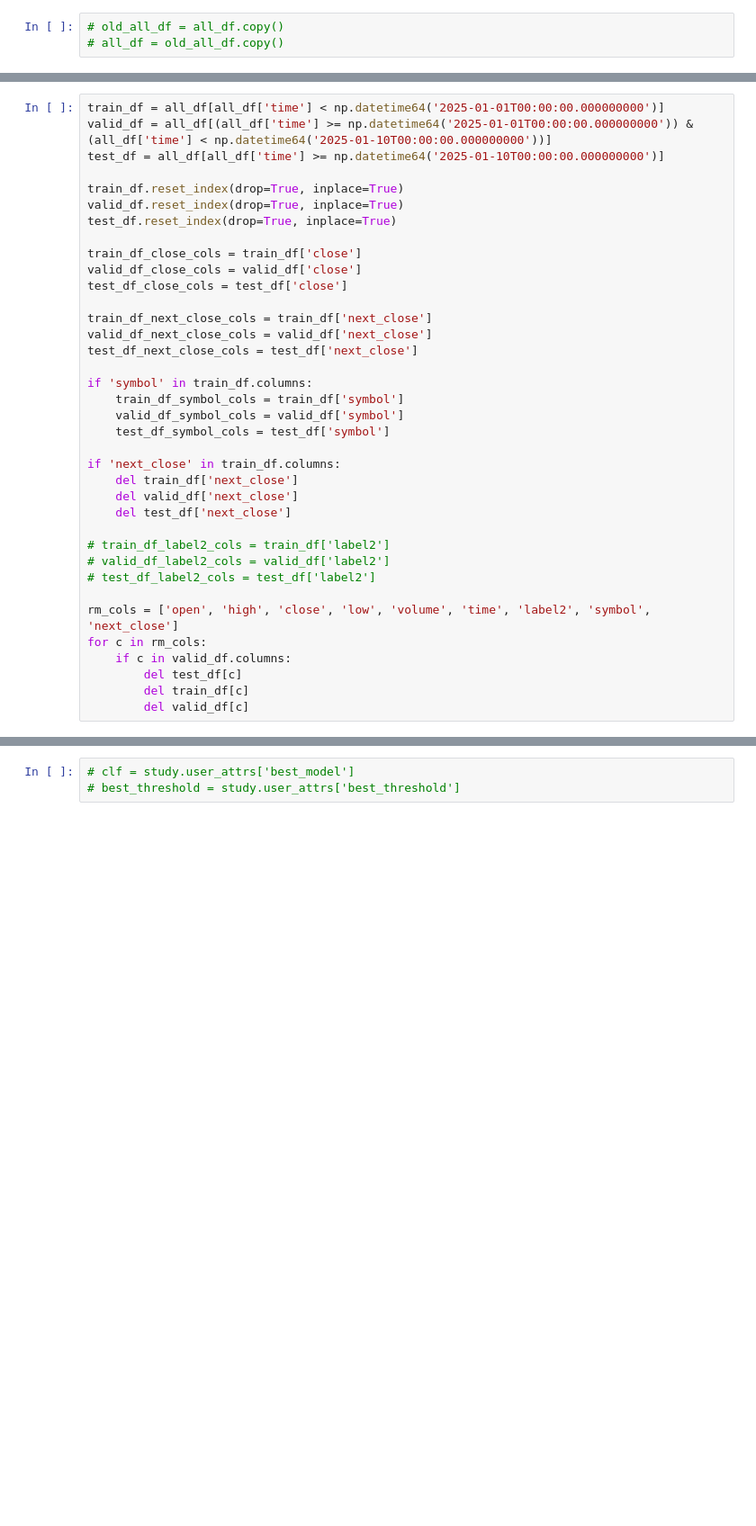
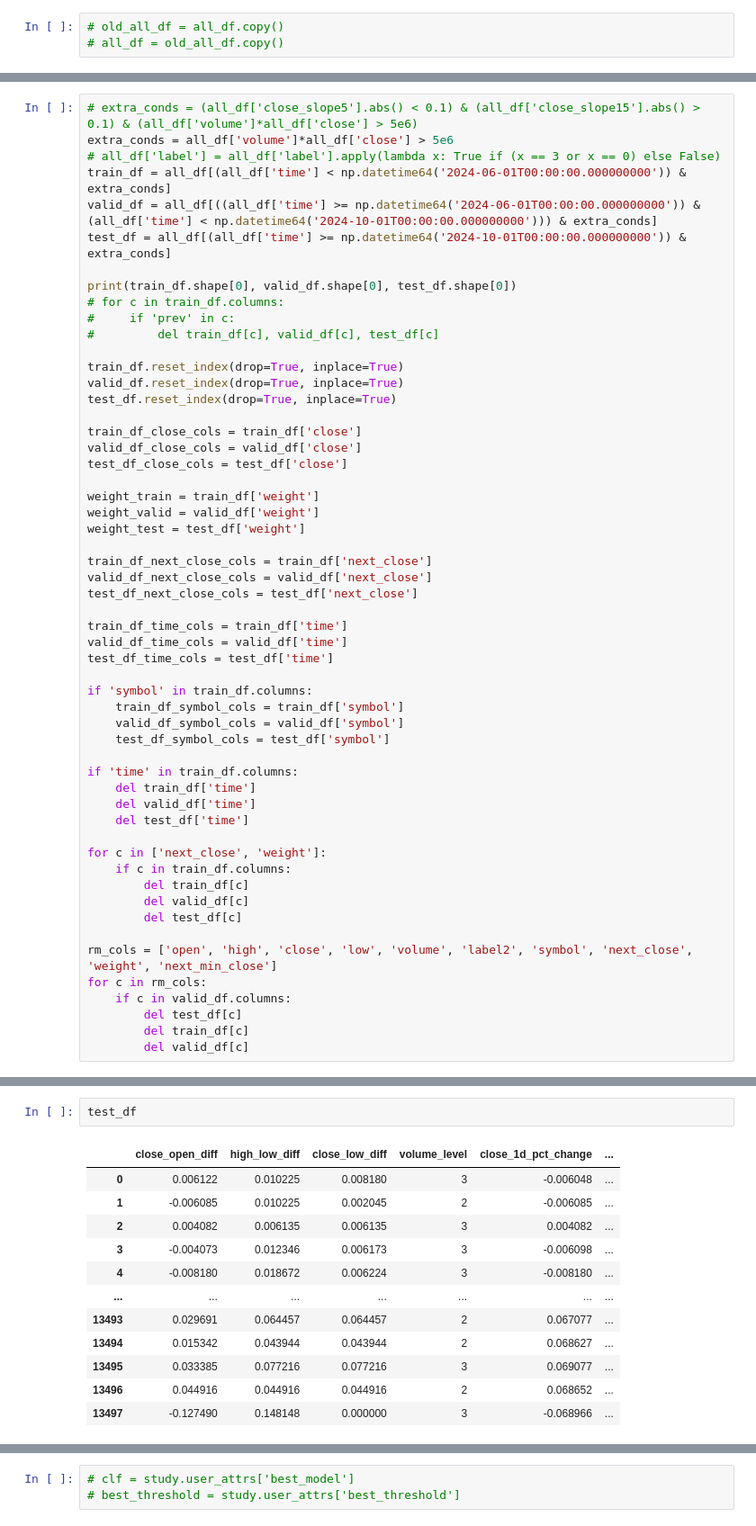
Before and after one commit to hoangvictor/vnstock, a Jupyter notebook: notebooks/POC.ipynb, the cells around one changed output, grey strips where cells are left out. Shown: that part at 90% size. Cells and saved outputs as stored; diff of their text form; blank space fills up the shorter version.

```diff
--- a/notebooks/POC.ipynb
+++ b/notebooks/POC.ipynb
@@ -228,7 +407,15 @@ YEG
 # %%
-train_df = all_df[all_df['time'] < np.datetime64('2025-01-01T00:00:00.000000000')]
-valid_df = all_df[(all_df['time'] >= np.datetime64('2025-01-01T00:00:00.000000000')) & (all_df['time'] < np.datetime64('2025-01-10T00:00:00.000000000'))]
-test_df = all_df[all_df['time'] >= np.datetime64('2025-01-10T00:00:00.000000000')]
+# extra_conds = (all_df['close_slope5'].abs() < 0.1) & (all_df['close_slope15'].abs() > 0.1) & (all_df['volume']*all_df['close'] > 5e6)
+extra_conds = all_df['volume']*all_df['close'] > 5e6
+# all_df['label'] = all_df['label'].apply(lambda x: True if (x == 3 or x == 0) else False)
+train_df = all_df[(all_df['time'] < np.datetime64('2024-06-01T00:00:00.000000000')) & extra_conds]
+valid_df = all_df[((all_df['time'] >= np.datetime64('2024-06-01T00:00:00.000000000')) & (all_df['time'] < np.datetime64('2024-10-01T00:00:00.000000000'))) & extra_conds]
+test_df = all_df[(all_df['time'] >= np.datetime64('2024-10-01T00:00:00.000000000')) & extra_conds]
+
+print(train_df.shape[0], valid_df.shape[0], test_df.shape[0])
+# for c in train_df.columns:
+#     if 'prev' in c:
+#         del train_df[c], valid_df[c], test_df[c]
 
 train_df.reset_index(drop=True, inplace=True)
 valid_df.reset_index(drop=True, inplace=True)
@@ -238,25 +425,35 @@ train_df_close_cols = train_df['close']
 valid_df_close_cols = valid_df['close']
 test_df_close_cols = test_df['close']
 
+weight_train = train_df['weight']
+weight_valid = valid_df['weight']
+weight_test = test_df['weight']
+
 train_df_next_close_cols = train_df['next_close']
 valid_df_next_close_cols = valid_df['next_close']
 test_df_next_close_cols = test_df['next_close']
+
+train_df_time_cols = train_df['time']
+valid_df_time_cols = valid_df['time']
+test_df_time_cols = test_df['time']
 
 if 'symbol' in train_df.columns:
     train_df_symbol_cols = train_df['symbol']
     valid_df_symbol_cols = valid_df['symbol']
     test_df_symbol_cols = test_df['symbol']
 
-if 'next_close' in train_df.columns:
-    del train_df['next_close']
-    del valid_df['next_close']
-    del test_df['next_close']
+if 'time' in train_df.columns:
+    del train_df['time']
+    del valid_df['time']
+    del test_df['time']
 
-# train_df_label2_cols = train_df['label2']
-# valid_df_label2_cols = valid_df['label2']
-# test_df_label2_cols = test_df['label2']
+for c in ['next_close', 'weight']:
+    if c in train_df.columns:
+        del train_df[c]
+        del valid_df[c]
+        del test_df[c]
 
-rm_cols = ['open', 'high', 'close', 'low', 'volume', 'time', 'label2', 'symbol', 'next_close']
+rm_cols = ['open', 'high', 'close', 'low', 'volume', 'label2', 'symbol', 'next_close', 'weight', 'next_min_close']
 for c in rm_cols:
     if c in valid_df.columns:
         del test_df[c]
@@ -325,0 +685,15 @@ Precision is ill-defined and being set to 0.0 in labels with no predicted sample
+# %%
+test_df
+# %% [output]
+|  | close_open_diff | high_low_diff | close_low_diff | volume_level | close_1d_pct_change | ... |
+| 0 | 0.006122 | 0.010225 | 0.008180 | 3 | -0.006048 | ... |
+| 1 | -0.006085 | 0.010225 | 0.002045 | 2 | -0.006085 | ... |
+| 2 | 0.004082 | 0.006135 | 0.006135 | 3 | 0.004082 | ... |
+| 3 | -0.004073 | 0.012346 | 0.006173 | 3 | -0.006098 | ... |
+| 4 | -0.008180 | 0.018672 | 0.006224 | 3 | -0.008180 | ... |
+| ... | ... | ... | ... | ... | ... | ... |
+| 13493 | 0.029691 | 0.064457 | 0.064457 | 2 | 0.067077 | ... |
+| 13494 | 0.015342 | 0.043944 | 0.043944 | 2 | 0.068627 | ... |
+| 13495 | 0.033385 | 0.077216 | 0.077216 | 3 | 0.069077 | ... |
+| 13496 | 0.044916 | 0.044916 | 0.044916 | 2 | 0.068652 | ... |
+| 13497 | -0.127490 | 0.148148 | 0.000000 | 3 | -0.068966 | ... |
```
Also changed, not shown: parts of 24 cells of this notebook, 7 other files.
